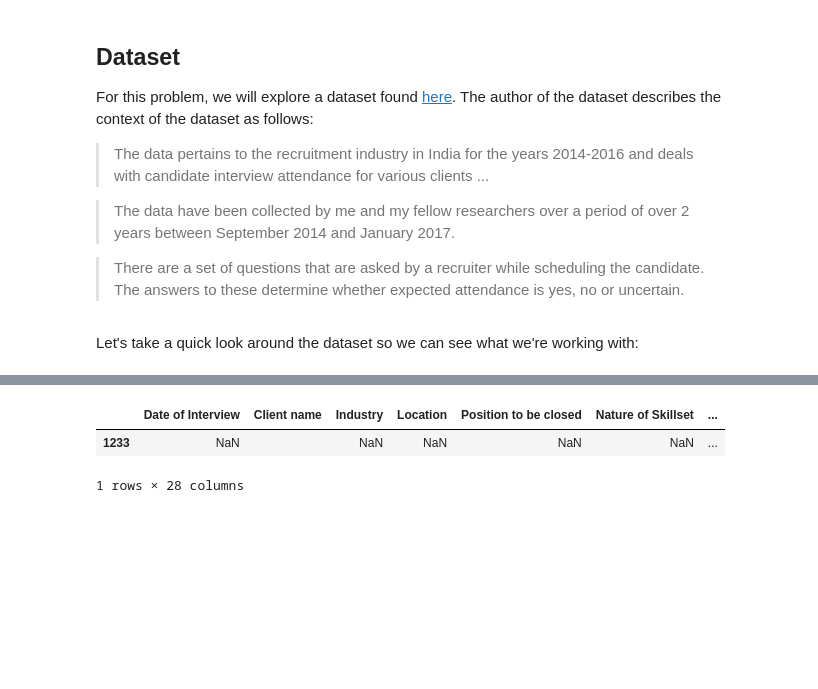
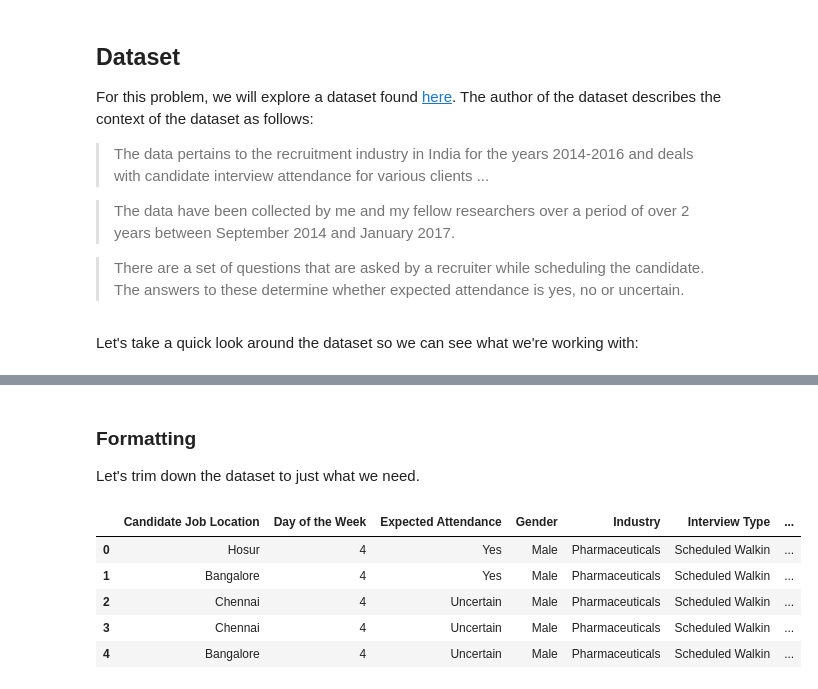
Before and after one commit to dfan14051/EECS-491-Probabilistic-Graphical-Models, a Jupyter notebook: A3/Assignment 3.ipynb, the cells around one changed output, grey strips where cells are left out. Saved outputs shown, nothing was run; the diff lists cells and outputs as text; code cells hidden in the pictures; blank space fills up the shorter version.

```diff
--- a/A3/Assignment 3.ipynb
+++ b/A3/Assignment 3.ipynb
@@ -60,6 +51,3 @@ Here we can see the different variables contained within the dataset. Of particu
-# %%
-data[-1:]
-# %% [output]
-|  | Date of Interview | Client name | Industry | Location | Position to be closed | Nature of Skillset | ... |
-| 1233 | NaN | ﻿﻿ | NaN | NaN | NaN | NaN | ... |
-1 rows × 28 columns
+# %% [markdown]
+### Formatting
+Let's trim down the dataset to just what we need.
@@ -65,0 +56,36 @@ data[-1:]
+# %%
+# Standardize Datestring format for parser
+for i in range(data["Date of Interview"].shape[0]):
+    data.iloc[i,0] = data.iloc[i,0].replace(" -","-")
+    data.iloc[i,0] = data.iloc[i,0].replace("–","-")
+    if data.iloc[i,0].find('&') is not -1:
+        data.iloc[i,0] = data.iloc[i,0][:data.iloc[i,0].find('&')]
+# %%
+data.loc[:,"Date of Interview"] = data.loc[:, "Date of Interview"].apply(parser.parse)
+# %%
+to_trimmed = {
+    "Month": data.loc[:,"Date of Interview"].apply(lambda x: x.month),
+    "Day of the Week": data.loc[:,"Date of Interview"].apply(lambda x: x.weekday()),
+    "Industry": data.loc[:, "Industry"],
+    "Location": data.loc[:, "Location"],
+    "Position to be closed": data.loc[:, "Position to be closed"],
+    "Nature of Skillset": data.loc[:, "Nature of Skillset"],
+    "Interview Type": data.loc[:, "Interview Type"],
+    "Gender": data.loc[:, "Gender"],
+    "Candidate Job Location": data.loc[:, "Candidate Job Location"],
+    "Expected Attendance": data.loc[:, "Expected Attendance"],
+    "Observed Attendance": data.loc[:, "Observed Attendance"],
+    "Marital Status": data.loc[:, "Marital Status"]
+}
+trimmed = pd.DataFrame(to_trimmed)
+# %%
+trimmed = trimmed.dropna(axis=0, how="any")
+# %%
+trimmed.head()
+# %% [output]
+|  | Candidate Job Location | Day of the Week | Expected Attendance | Gender | Industry | Interview Type | ... |
+| 0 | Hosur | 4 | Yes | Male | Pharmaceuticals | Scheduled Walkin | ... |
+| 1 | Bangalore | 4 | Yes | Male | Pharmaceuticals | Scheduled Walkin | ... |
+| 2 | Chennai | 4 | Uncertain | Male | Pharmaceuticals | Scheduled Walkin | ... |
+| 3 | Chennai | 4 | Uncertain | Male | Pharmaceuticals | Scheduled Walkin | ... |
+| 4 | Bangalore | 4 | Uncertain | Male | Pharmaceuticals | Scheduled Walkin | ... |
```
Also changed, not shown: parts of 28 cells of this notebook, 3 other files.
